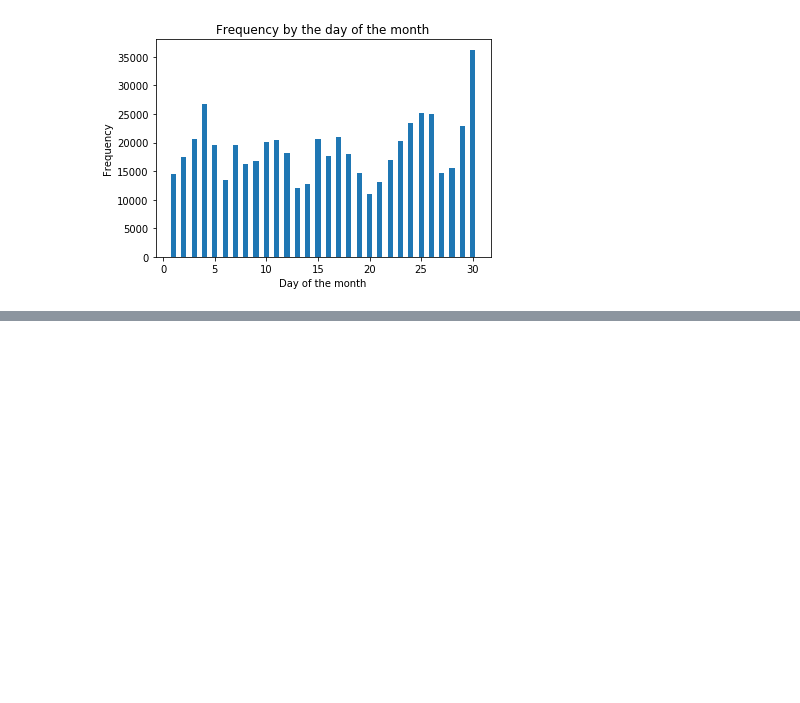
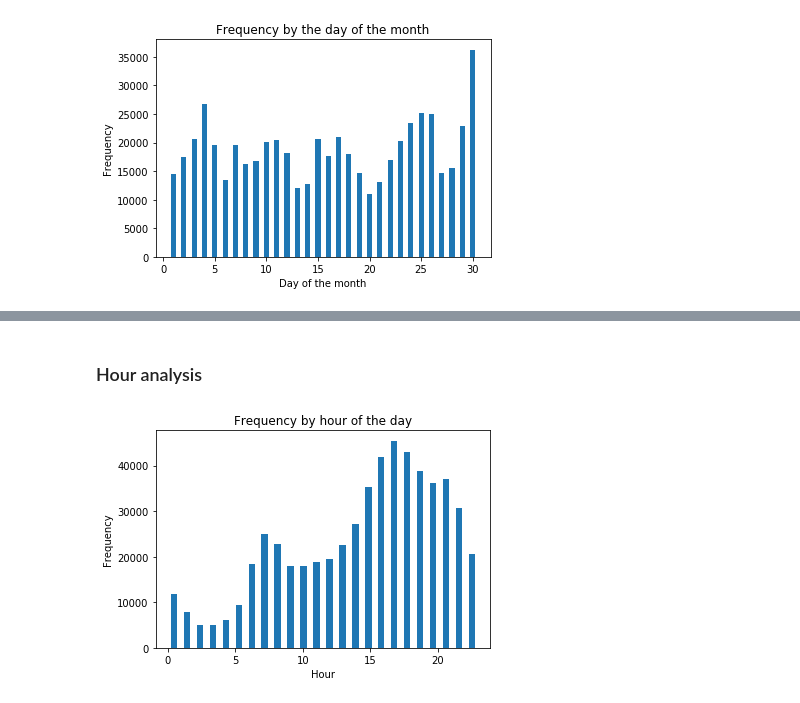
Before and after one commit to cedsvrn/uber-data-analysis, a Jupyter notebook: Uber_Data_Analysis.ipynb, the cells around one changed output, grey strips where cells are left out. Saved outputs shown, nothing was run; the diff lists cells and outputs as text; code cells hidden in the pictures; blank space fills up the shorter version.

```diff
--- a/Uber_Data_Analysis.ipynb
+++ b/Uber_Data_Analysis.ipynb
@@ -96,0 +151,9 @@ Text(0.5,1,'Frequency by the day of the month')
+# %% [markdown]
+### Hour analysis
+# %%
+hist(data.hour, bins=24, rwidth=0.5);
+xlabel("Hour");
+ylabel("Frequency");
+title("Frequency by hour of the day");
+# %% [output]
+[figure, added]
```
Also changed, not shown: parts of 18 cells of this notebook.
